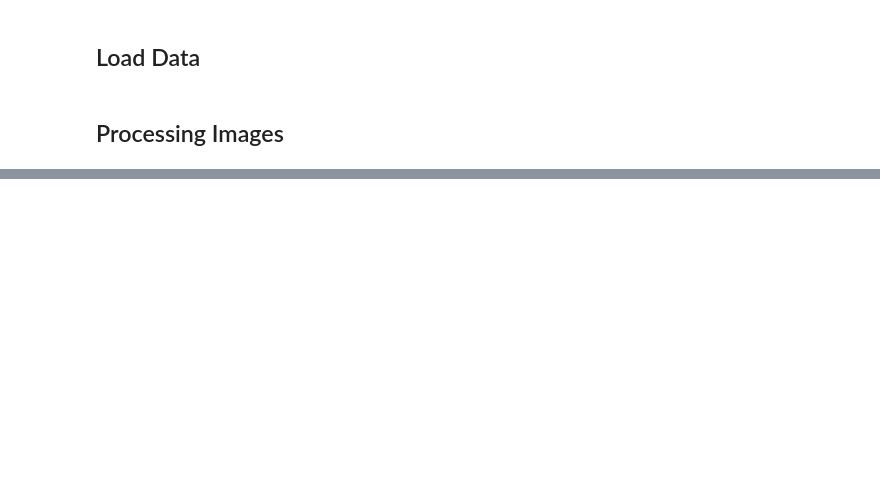
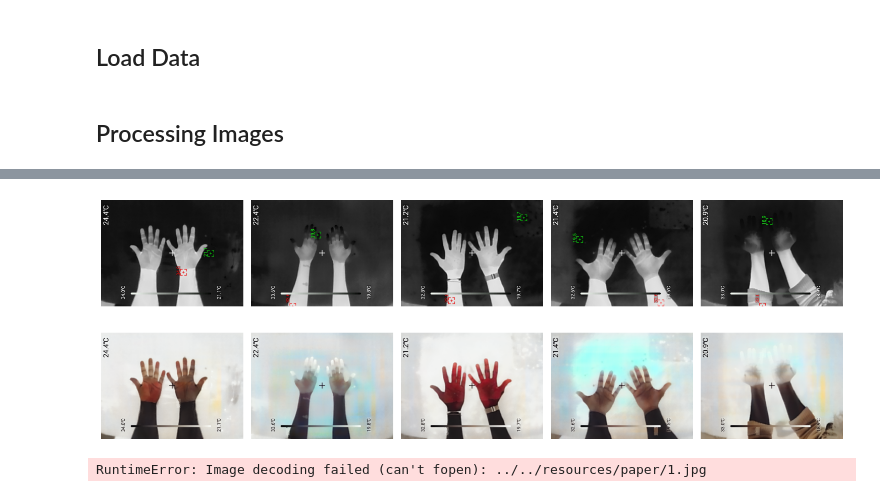
Before and after one commit to Zosiart/IR_Hand_Landmark_Recognition_Thesis_Project, a Jupyter notebook: src/landmark-recognition/compare-results.ipynb, the cells around one changed output, grey strips where cells are left out. Saved outputs shown, nothing was run; the diff lists cells and outputs as text; code cells hidden in the pictures; blank space fills up the shorter version.

```diff
--- a/src/landmark-recognition/compare-results.ipynb
+++ b/src/landmark-recognition/compare-results.ipynb
@@ -1212,0 +1523,62 @@ Transformed Accuracy (Siggraph17): 65.05%
+# %%
+import os
+from PIL import Image
+import matplotlib.pyplot as plt
+
+# Paths to the folders
+folder1 = '../../resources/paper/different colorization/original'
+folder2 = '../../resources/paper/different colorization/siggraph'
+
+# Get a list of image files in each folder
+images1 = sorted([os.path.join(folder1, f) for f in os.listdir(folder1) if f.endswith(('png', 'jpg', 'jpeg'))])
+images2 = sorted([os.path.join(folder2, f) for f in os.listdir(folder2) if f.endswith(('png', 'jpg', 'jpeg'))])
+
+# Select 5 images from each folder
+selected_images1 = images1[:5]
+selected_images2 = images2[:5]
+
+# Combine into two rows
+row1 = selected_images1
+row2 = selected_images2
+
+# Create the plot
+fig, axes = plt.subplots(2, 5, figsize=(15, 6))
+
+# Plot row 1
+for i, img_path in enumerate(row1):
+    img = Image.open(img_path)
+    axes[0, i].imshow(img)
+    axes[0, i].axis('off')  # Hide axis
+
+# Plot row 2
+for i, img_path in enumerate(row2):
+    img = Image.open(img_path)
+    axes[1, i].imshow(img)
+    axes[1, i].axis('off')  # Hide axis
+
+plt.tight_layout()
+plt.show()
+# %% [output]
+[figure, added]
+# %%
+ground_truth_landmarks = ground_truth_data[79]['landmarks']
+
+# Rotate image and landmarks 90 degrees counterclockwise
+ground_truth_landmarks = rotate_landmarks_90_counterclockwise(ground_truth_landmarks)
+
+image = mp.Image.create_from_file("../../resources/paper/1.jpg")
+recognizer_results = gesture_recognizer.recognize(image)
+score = assess_accuracy("../../resources/paper/1.jpg", ground_truth_landmarks)
+print(f"Results for no boxes - Left: {np.mean(score['Left']):.2f}%, Right: {np.mean(score['Right']):.2f}%")
+
+image = mp.Image.create_from_file("../../resources/paper/2.jpg")
+recognizer_results = gesture_recognizer.recognize(image)
+score = assess_accuracy("../../resources/paper/2.jpg", ground_truth_landmarks)
+print(f"Results for no boxes - Left: {np.mean(score['Left']):.2f}%, Right: {np.mean(score['Right']):.2f}%")
+
+image = mp.Image.create_from_file("../../resources/paper/3.jpg")
+recognizer_results = gesture_recognizer.recognize(image)
+score = assess_accuracy("../../resources/paper/3.jpg", ground_truth_landmarks)
+print(f"Results for no boxes - Left: {np.mean(score['Left']):.2f}%, Right: {np.mean(score['Right']):.2f}%")
+# %% [output]
+RuntimeError: Image decoding failed (can't fopen): ../../resources/paper/1.jpg
```
Also changed, not shown: parts of 82 cells of this notebook, 2 other files.
